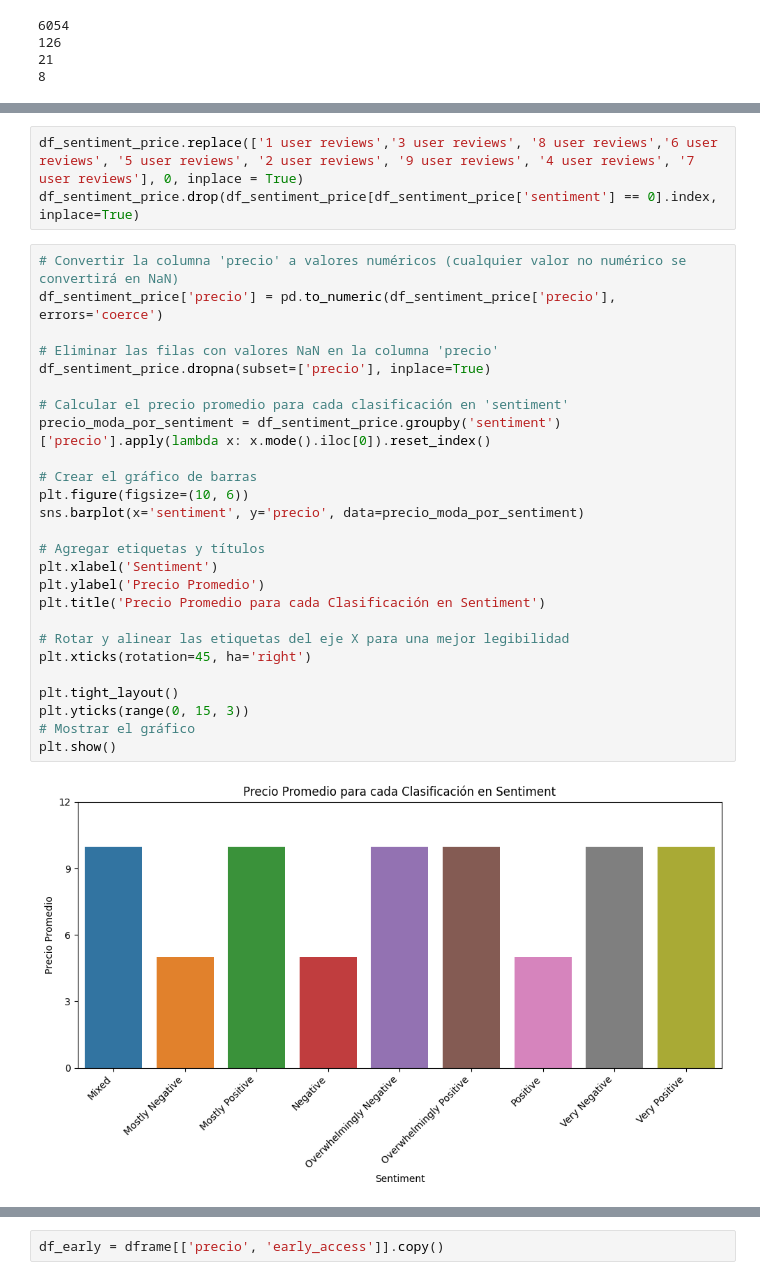
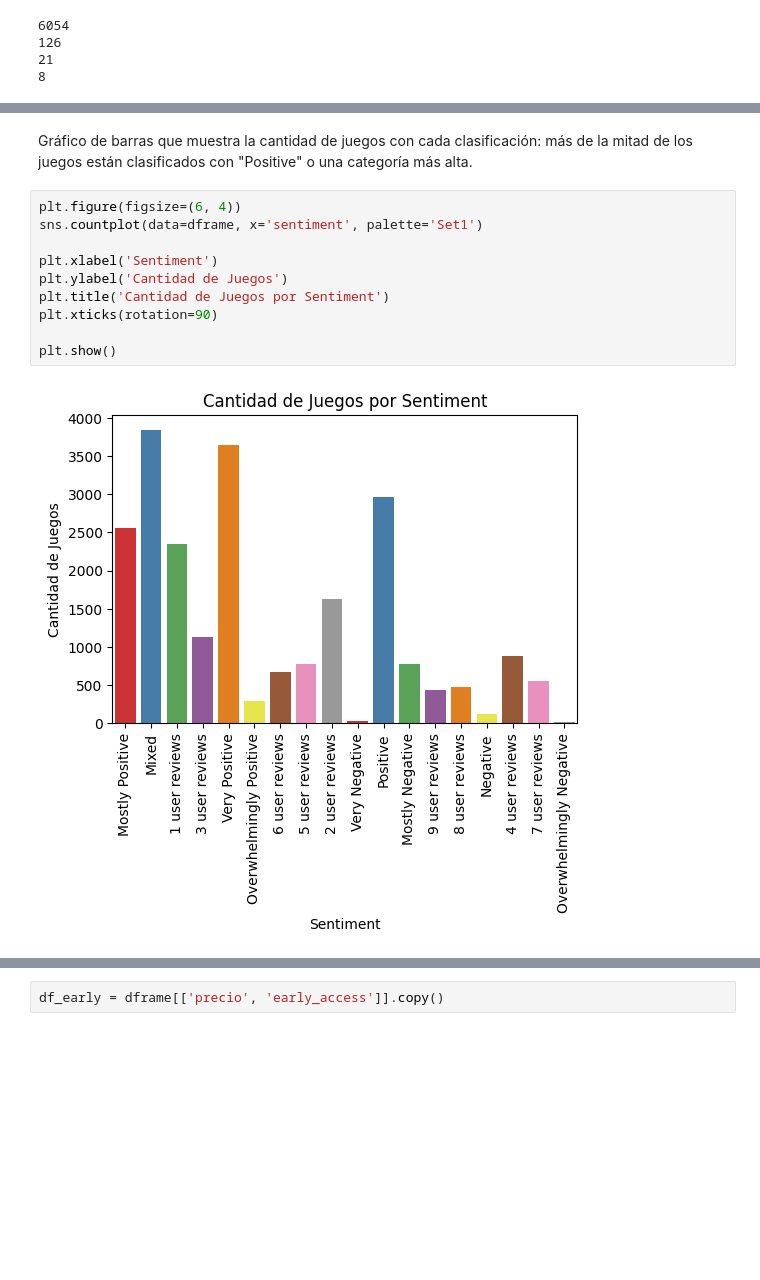
Before and after one commit to emi-cabas/PI-MLOps---Steam, a Jupyter notebook: Funciones y EDA.ipynb, the cells around one changed output, grey strips where cells are left out. Drawn from its saved outputs; the diff is of its cells as text; blank space fills up the shorter version.

```diff
--- a/Funciones y EDA.ipynb
+++ b/Funciones y EDA.ipynb
@@ -368,31 +376,14 @@ array([nan, 'Mostly Positive', 'Mixed', '1 user reviews',
-# %%
-df_sentiment_price.replace(['1 user reviews','3 user reviews', '8 user reviews','6 user reviews', '5 user reviews', '2 user reviews', '9 user reviews', '4 user reviews', '7 user reviews'], 0, inplace = True)
-df_sentiment_price.drop(df_sentiment_price[df_sentiment_price['sentiment'] == 0].index, inplace=True)
-# %%
-# Convertir la columna 'precio' a valores numéricos (cualquier valor no numérico se convertirá en NaN)
-df_sentiment_price['precio'] = pd.to_numeric(df_sentiment_price['precio'], errors='coerce')
-
-# Eliminar las filas con valores NaN en la columna 'precio'
-df_sentiment_price.dropna(subset=['precio'], inplace=True)
-
-# Calcular el precio promedio para cada clasificación en 'sentiment'
-precio_moda_por_sentiment = df_sentiment_price.groupby('sentiment')['precio'].apply(lambda x: x.mode().iloc[0]).reset_index()
-
-# Crear el gráfico de barras
-plt.figure(figsize=(10, 6))
-sns.barplot(x='sentiment', y='precio', data=precio_moda_por_sentiment)
-
-# Agregar etiquetas y títulos
-plt.xlabel('Sentiment')
-plt.ylabel('Precio Promedio')
-plt.title('Precio Promedio para cada Clasificación en Sentiment')
-
-# Rotar y alinear las etiquetas del eje X para una mejor legibilidad
-plt.xticks(rotation=45, ha='right')
-
-plt.tight_layout()
-plt.yticks(range(0, 15, 3))
-# Mostrar el gráfico
-plt.show()
-# %% [output]
-[figure, removed]
+# %% [markdown]
+Gráfico de barras que muestra la cantidad de juegos con cada clasificación: más de la mitad de los juegos están clasificados con "Positive" o una categoría más alta.
+# %%
+plt.figure(figsize=(6, 4))
+sns.countplot(data=dframe, x='sentiment', palette='Set1')
+
+plt.xlabel('Sentiment')
+plt.ylabel('Cantidad de Juegos')
+plt.title('Cantidad de Juegos por Sentiment')
+plt.xticks(rotation=90)
+
+plt.show()
+# %% [output]
+[figure, added]
```
Also changed, not shown: parts of 13 cells of this notebook, 4 other files.
